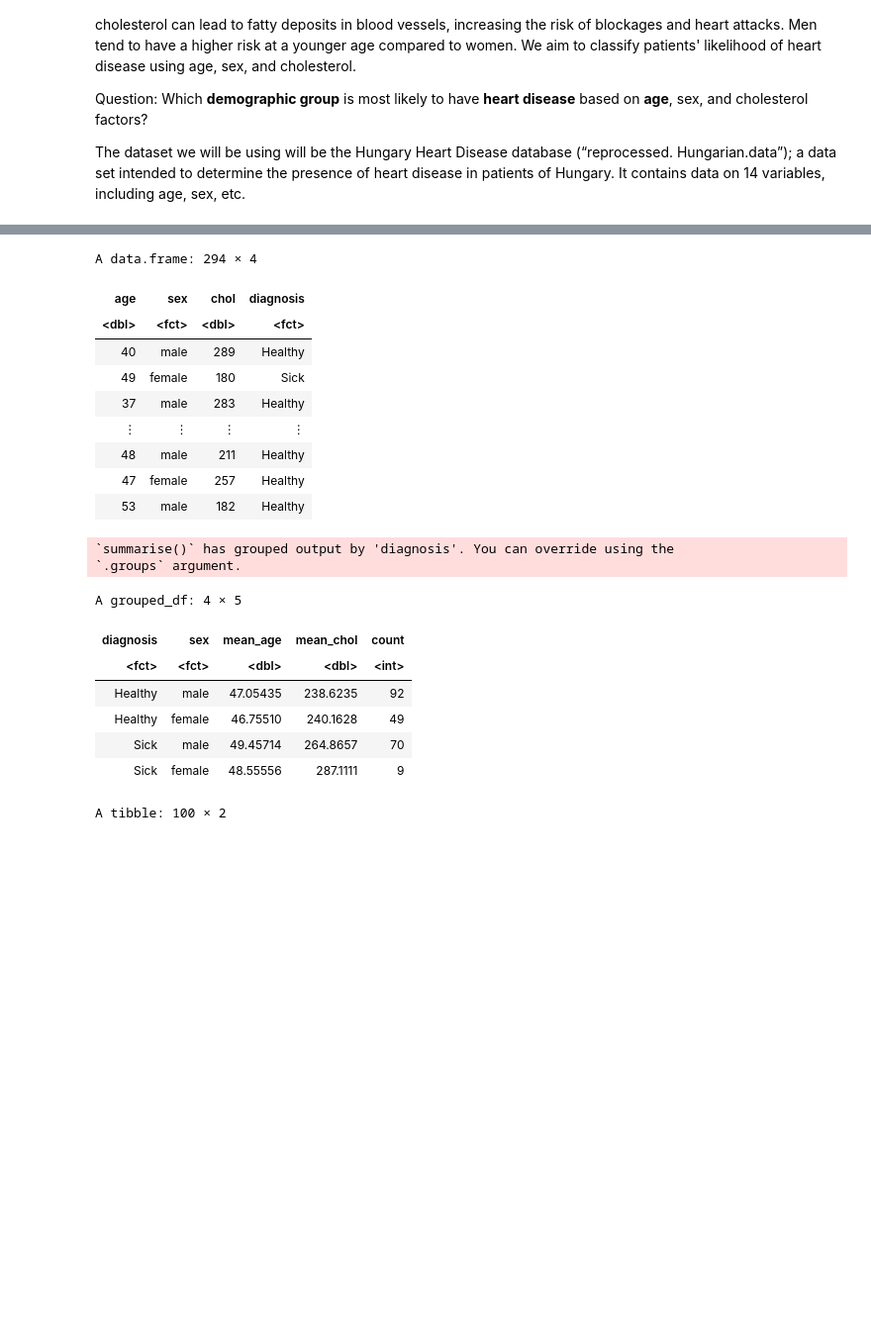
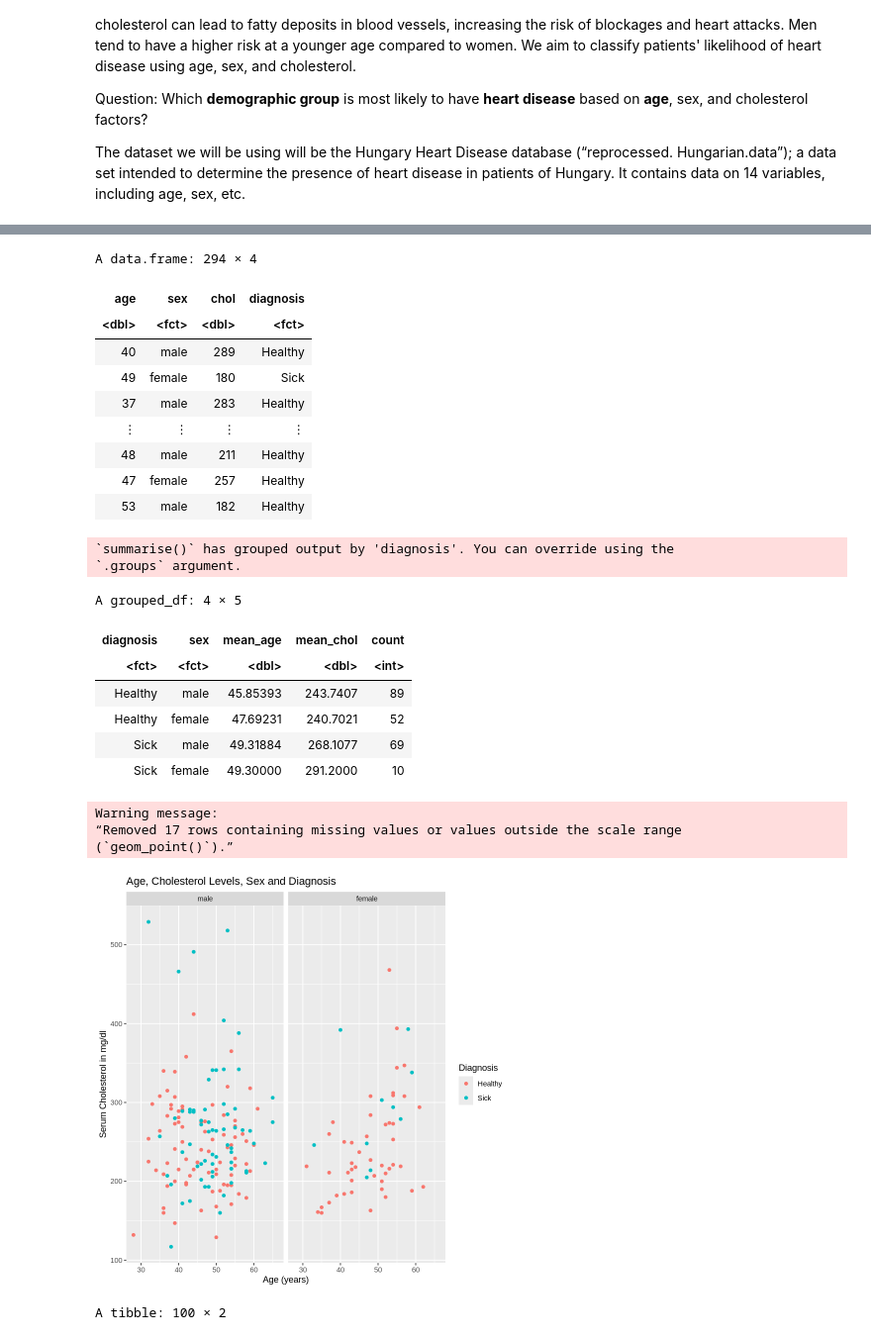
Before and after one commit to ANGUO17/dsci-100-2023w2-group-06, a Jupyter notebook: Group Project Report.ipynb, the cells around one changed output, grey strips where cells are left out. Shown at 99% size. Saved outputs shown, nothing was run; the diff lists cells and outputs as text; code cells hidden in the pictures; blank space fills up the shorter version.

```diff
--- a/Group Project Report.ipynb
+++ b/Group Project Report.ipynb
@@ -37,10 +36,10 @@ Warning message:
 # %%
 #copying the code from the proposal over
-
+#loading in the data
 url <- "https://raw.githubusercontent.com/ANGUO17/dsci-100-2023w2-group-06/main/heart%2Bdisease/reprocessed.hungarian.data"
 
 data <- read.table(url)
-
+#cleaning the data
 data <- data.frame(lapply(data, function(x) gsub("-9", "NA", x)))
 
 colnames(data) <- c("age", "sex", "cp", "trestbps", "chol" , "fbs",
@@ -71,55 +70,60 @@ data_processed <- data |>
     mutate(diagnosis = fct_recode(diagnosis, "Sick" = "1","Sick" = "2" ,"Sick" = "3","Sick" = "4", "Healthy" = "0" )) |>
     select(age, sex, chol, diagnosis)
 data_processed
-
+#splitting the data into training and testing sets
 data_split <- initial_split(data_processed, prop = 0.75, strata = diagnosis)
 
 data_training <- training(data_split)
 
 data_testing <- testing(data_split)
-
+#summarizing the training data
 data_summarized <- data_training |>
     group_by(diagnosis, sex) |>
     summarize(mean_age = mean(age, na.rm = TRUE),
               mean_chol = mean(chol, na.rm = TRUE),
               count = n())
 data_summarized
-
+#creating a visualization of the training data
 training_plot <- data_training|> ggplot(aes(x = age, y = chol, color = diagnosis)) +
-    geom_point() + facet_grid(cols = vars(sex)) + labs(x = "Age (years)", y = "Serum Cholesterol in mg/dl", color = "Diagnosis")
+    geom_point() + facet_grid(cols = vars(sex)) + labs(x = "Age (years)", y = "Serum Cholesterol in mg/dl", color = "Diagnosis", title = "Age, Cholesterol Levels, Sex and Diagnosis" )
+training_plot
 # %% [output]
 Warning message:
 “There was 1 warning in `mutate()`.
 ℹ In argument: `trestbps = as.numeric(trestbps)`.
 Caused by warning:
 ! NAs introduced by coercion”
 Warning message:
 “There was 1 warning in `mutate()`.
 ℹ In argument: `chol = as.numeric(chol)`.
 Caused by warning:
 ! NAs introduced by coercion”
 Warning message:
 “There was 1 warning in `mutate()`.
 ℹ In argument: `thalach = as.numeric(thalach)`.
 Caused by warning:
 ! NAs introduced by coercion”
 A data.frame: 294 × 4
 | age | sex | chol | diagnosis |
 | <dbl> | <fct> | <dbl> | <fct> |
 | 40 | male | 289 | Healthy |
 | 49 | female | 180 | Sick |
 | 37 | male | 283 | Healthy |
 | ⋮ | ⋮ | ⋮ | ⋮ |
 | 48 | male | 211 | Healthy |
 | 47 | female | 257 | Healthy |
 | 53 | male | 182 | Healthy |
 `summarise()` has grouped output by 'diagnosis'. You can override using the
 `.groups` argument.
 A grouped_df: 4 × 5
 | diagnosis | sex | mean_age | mean_chol | count |
 | <fct> | <fct> | <dbl> | <dbl> | <int> |
-| Healthy | male | 47.05435 | 238.6235 | 92 |
-| Healthy | female | 46.75510 | 240.1628 | 49 |
-| Sick | male | 49.45714 | 264.8657 | 70 |
-| Sick | female | 48.55556 | 287.1111 | 9 |
+| Healthy | male | 45.85393 | 243.7407 | 89 |
+| Healthy | female | 47.69231 | 240.7021 | 52 |
+| Sick | male | 49.31884 | 268.1077 | 69 |
+| Sick | female | 49.30000 | 291.2000 | 10 |
+Warning message:
+“Removed 17 rows containing missing values or values outside the scale range
+(`geom_point()`).”
+[figure, added]
 # %%
```
Also changed, not shown: parts of 8 cells of this notebook.
